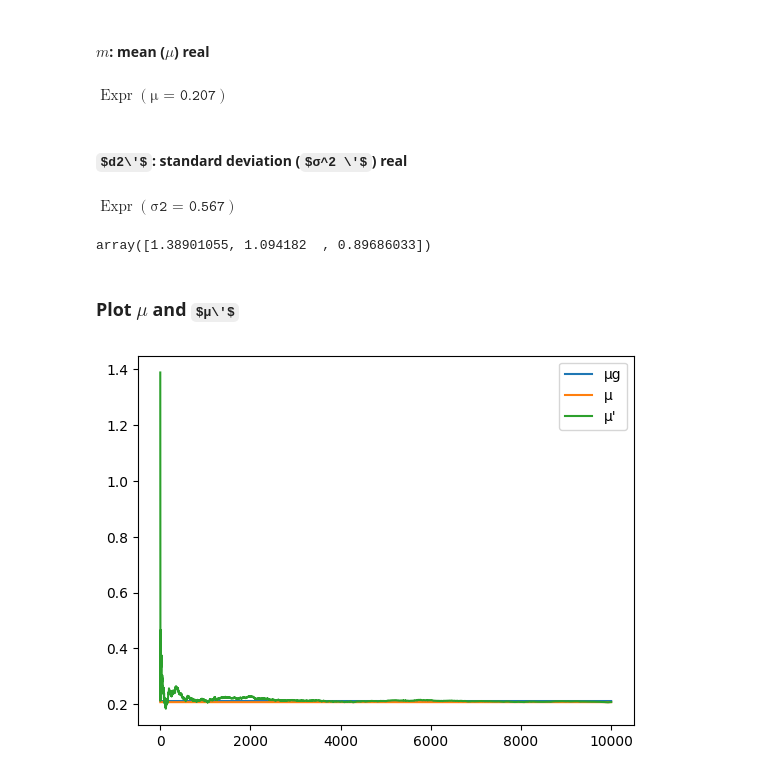
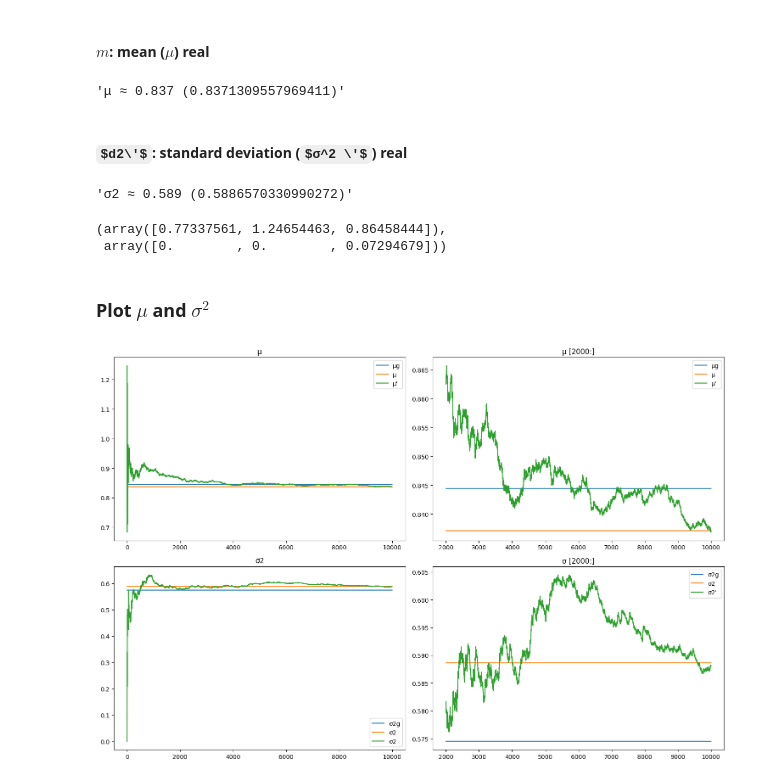
Before and after one commit to dayan3847/KalmanFilterBallTracking, a Jupyter notebook: practice1/practice1.ipynb, the cells around one changed output. Cells and saved outputs as stored; diff of their text form; code cells hidden in the pictures; some formulas as TeX source.

```diff
--- a/practice1/practice1.ipynb
+++ b/practice1/practice1.ipynb
@@ -32,7 +35,7 @@ $\displaystyle \operatorname{Expr}\left(\mathtt{\text{μ = 0.211}}\right)$
 # %% [markdown]
 #### $dg^2$: standard deviation ($σ^2$) to generate data
 # %%
-dg: float = round(random.random(), 3)
-d2g: float = round(dg ** 2, 3)
-sp.Expr('σ2 = {}'.format(d2g))
+dg: float = random.random()
+d2g: float = dg ** 2
+'σ2 ≈ {} ({})'.format(d2g, dg)
 # %% [output]
@@ -40,6 +43,6 @@ $\displaystyle \operatorname{Expr}\left(\mathtt{\text{σ2 = 0.569}}\right)$
 # %% [markdown]
 #### $X$: random variable (vector)
 # %%
-X: np.ndarray = np.random.normal(mg, d2g, 10000)
+X: np.ndarray = np.random.normal(mg, dg, N)
 X[0:3]
 # %% [output]
@@ -57,17 +60,18 @@ plt.show()
 # %% [markdown]
 #### $m$: mean ($μ$) real
 # %%
-m: float = round(X.mean(), 3)
-sp.Expr('μ = {}'.format(m))
+m: float = X.mean()
+'μ ≈ {} ({})'.format(round(m, 3), m)
 # %% [output]
-$\displaystyle \operatorname{Expr}\left(\mathtt{\text{μ = 0.207}}\right)$
+'μ ≈ 0.837 (0.8371309557969411)'
 # %% [markdown]
 #### $d2\'$: standard deviation ($σ^2 \'$) real
 # %%
-d: float = round(X.std(), 3)
-sp.Expr('σ2 = {}'.format(d))
+d: float = X.std()
+d2: float = d ** 2
+'σ2 ≈ {} ({})'.format(round(d2, 3), d2)
 # %% [output]
-$\displaystyle \operatorname{Expr}\left(\mathtt{\text{σ2 = 0.567}}\right)$
+'σ2 ≈ 0.589 (0.5886570330990272)'
 # %%
 M: np.array = np.array([X[0]])
 D2: np.array = np.array([0])
@@ -76,17 +80,53 @@ for k in range(1, len(X)):
     _d2: float = ((k - 1) * D2[-1] + (X[k] - _m) ** 2) / k
     M = np.append(M, _m)
     D2 = np.append(D2, _d2)
-M[0:3]
+M[0:3], D2[0:3]
 # %% [output]
-array([1.38901055, 1.094182  , 0.89686033])
+(array([0.77337561, 1.24654463, 0.86458444]),
+ array([0.        , 0.        , 0.07294679]))
 # %% [markdown]
-### Plot $μ$ and $μ\'$
+### Plot $μ$ and $σ^2$
 # %%
-plt.plot(np.full(N,mg), label='μg')
-plt.plot(np.full(N,m), label='μ')
-plt.plot(M, label='μ\'')
-plt.legend()
-plt.show()
+def plot_m_d2():
+  fig, ax = plt.subplots(nrows=2, ncols=2,figsize=(15, 10))
+
+  _MG = np.full(N,mg)
+  _M = np.full(N,m)
+
+  _D2G = np.full(N,d2g)
+  _D2 = np.full(N,d2)
+
+  x_cut: int = int(N/5)
+  _x = np.arange(N-x_cut) + x_cut
+
+  ax[0][0].plot(_MG, label='μg')
+  ax[0][0].plot(_M, label='μ')
+  ax[0][0].plot(M, label="μ'")
+  ax[0][0].set_title("μ")
+  ax[0][0].legend()
+
+  ax[0][1].plot(_x, _MG[x_cut:], label='μg')
+  ax[0][1].plot(_x, _M[x_cut:], label='μ')
+  ax[0][1].plot(_x,M[x_cut:], label="μ'")
+  ax[0][1].set_title("μ ["+str(x_cut)+":]")
+  ax[0][1].legend()
+
+  ax[1][0].plot(_D2G, label='σ2g')
+  ax[1][0].plot(_D2, label='σ2')
+  ax[1][0].plot(D2, label="σ2'")
+  ax[1][0].set_title("σ2")
+  ax[1][0].legend()
+
+  ax[1][1].plot(_x, _D2G[x_cut:], label='σ2g')
+  ax[1][1].plot(_x, _D2[x_cut:], label='σ2')
+  ax[1][1].plot(_x,D2[x_cut:], label="σ2'")
+  ax[1][1].set_title("σ ["+str(x_cut)+":]")
+  ax[1][1].legend()
+
+  plt.tight_layout()
+  plt.show()
+
+plot_m_d2()
 # %% [output]
-[figure, old version]
+[figure, new version]
 # %%
```
Also changed, not shown: parts of 11 cells of this notebook.
